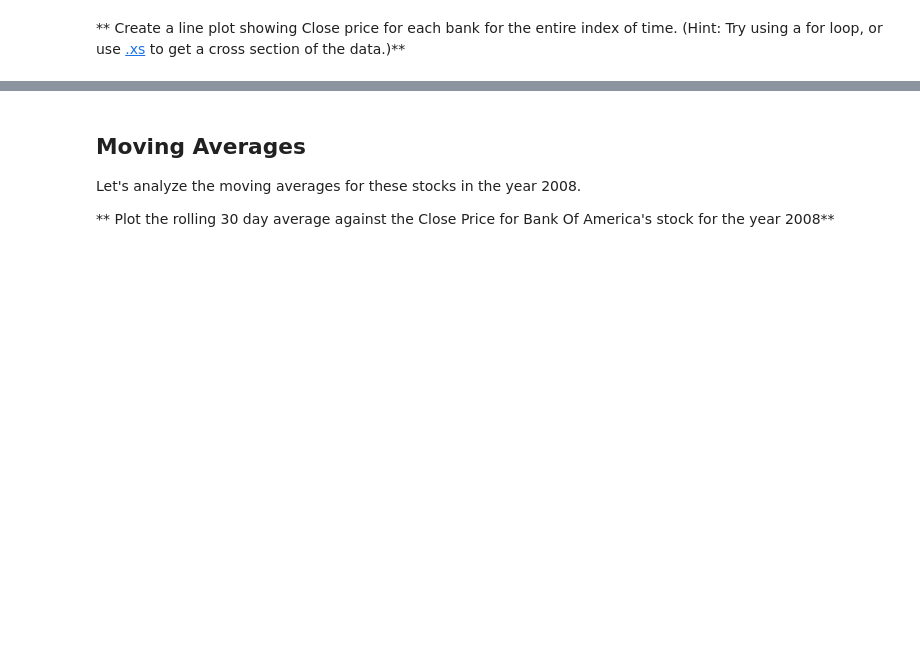
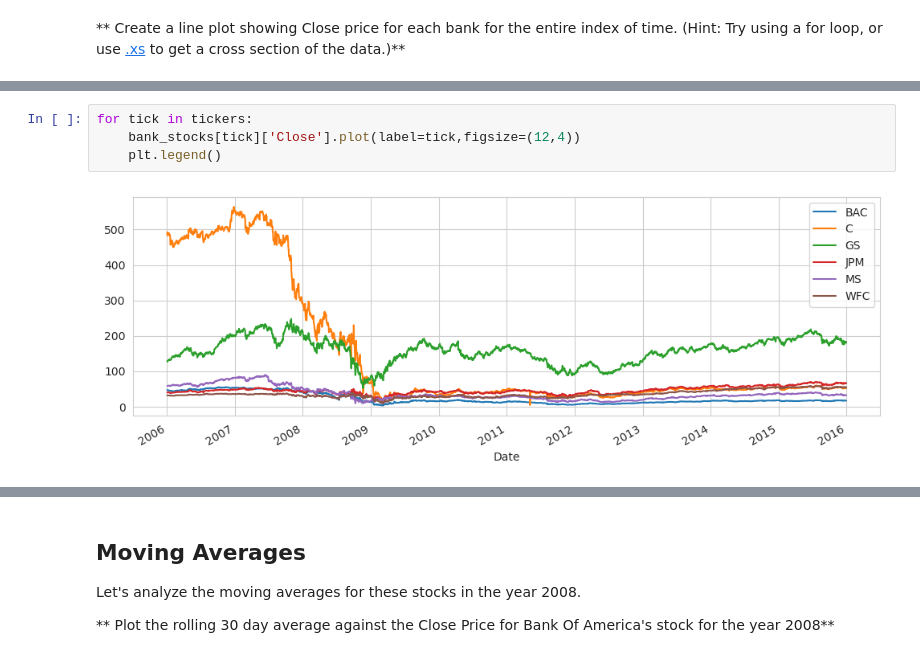
Before and after one commit to matheustecchio/learn-git, a Jupyter notebook: 10-Data-Capstone-Projects/03-Finance Project.ipynb, the cells around one changed output, grey strips where cells are left out. Cells and saved outputs as stored; diff of their text form; blank space fills up the shorter version.

```diff
--- a/10-Data-Capstone-Projects/03-Finance Project.ipynb
+++ b/10-Data-Capstone-Projects/03-Finance Project.ipynb
@@ -246,0 +270,6 @@ cf.go_offline()
+# %%
+for tick in tickers:
+    bank_stocks[tick]['Close'].plot(label=tick,figsize=(12,4))
+    plt.legend()
+# %% [output]
+[figure, added]
```
Also changed, not shown: parts of 47 cells of this notebook.
